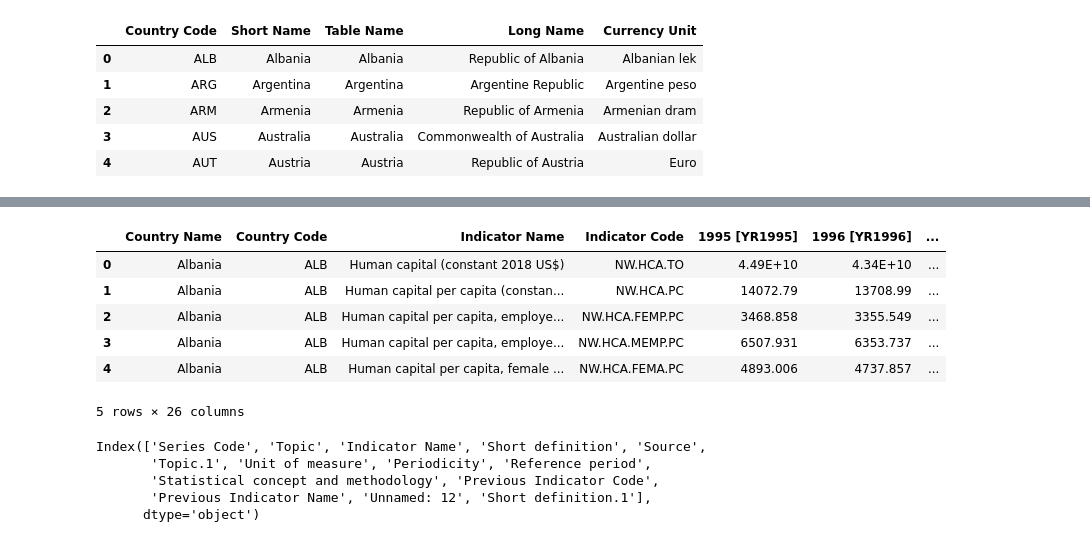
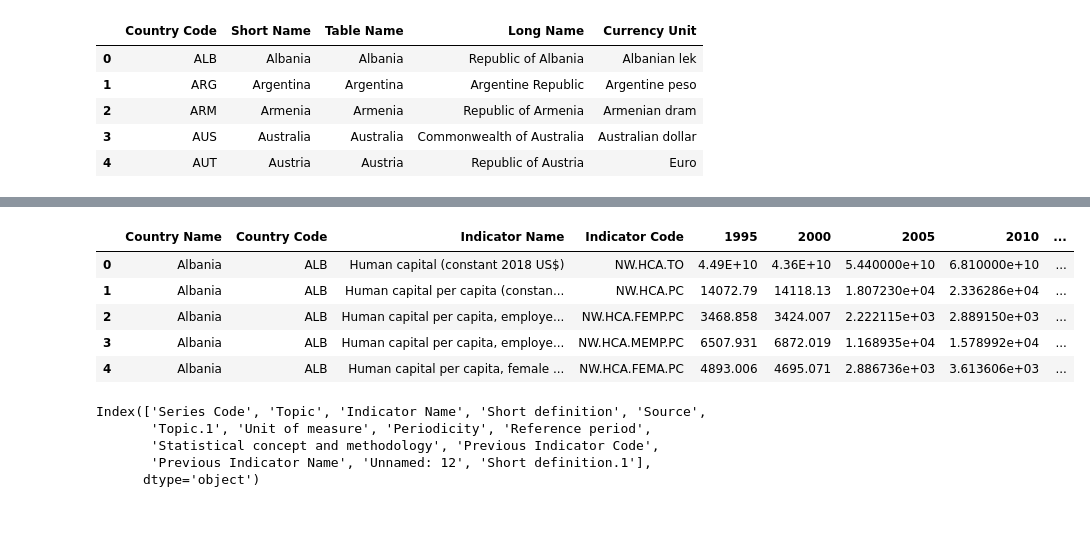
Before and after one commit to Suchebada/Data-Engineer-Tutorial-Series, a Jupyter notebook: Suchebada/Building end to end data engineering project with python (Part 3)/Data Engineer Project 1.ipynb, the cells around one changed output, grey strips where cells are left out. Drawn from its saved outputs; the diff is of its cells as text; code cells hidden in the pictures.

```diff
--- a/Suchebada/Building end to end data engineering project with python (Part 3)/Data Engineer Project 1.ipynb
+++ b/Suchebada/Building end to end data engineering project with python (Part 3)/Data Engineer Project 1.ipynb
@@ -87,18 +76,18 @@ Index(['Country Name', 'Country Code', 'Indicator Name', 'Indicator Code',
       dtype='object')
 # %%
-AccountsData = AccountsData.drop(['2017 [YR2017]'], axis=1)
+# AccountsData = AccountsData.drop(['2017'], axis=1)
 # axis=1 means it's a column
 # axis=0 means it's a row
+AccountsData_clean = AccountsData[['Country Name', 'Country Code', 'Indicator Name', 'Indicator Code', '1995', '2000', '2005', '2010', '2014']]
 # %%
-AccountsData.head()
+AccountsData_clean.head()
 # %% [output]
-|  | Country Name | Country Code | Indicator Name | Indicator Code | 1995 [YR1995] | 1996 [YR1996] | ... |
-| 0 | Albania | ALB | Human capital (constant 2018 US$) | NW.HCA.TO | 4.49E+10 | 4.34E+10 | ... |
-| 1 | Albania | ALB | Human capital per capita (constan... | NW.HCA.PC | 14072.79 | 13708.99 | ... |
-| 2 | Albania | ALB | Human capital per capita, employe... | NW.HCA.FEMP.PC | 3468.858 | 3355.549 | ... |
-| 3 | Albania | ALB | Human capital per capita, employe... | NW.HCA.MEMP.PC | 6507.931 | 6353.737 | ... |
-| 4 | Albania | ALB | Human capital per capita, female ... | NW.HCA.FEMA.PC | 4893.006 | 4737.857 | ... |
+|  | Country Name | Country Code | Indicator Name | Indicator Code | 1995 | 2000 | 2005 | 2010 | ... |
+| 0 | Albania | ALB | Human capital (constant 2018 US$) | NW.HCA.TO | 4.49E+10 | 4.36E+10 | 5.440000e+10 | 6.810000e+10 | ... |
+| 1 | Albania | ALB | Human capital per capita (constan... | NW.HCA.PC | 14072.79 | 14118.13 | 1.807230e+04 | 2.336286e+04 | ... |
+| 2 | Albania | ALB | Human capital per capita, employe... | NW.HCA.FEMP.PC | 3468.858 | 3424.007 | 2.222115e+03 | 2.889150e+03 | ... |
+| 3 | Albania | ALB | Human capital per capita, employe... | NW.HCA.MEMP.PC | 6507.931 | 6872.019 | 1.168935e+04 | 1.578992e+04 | ... |
+| 4 | Albania | ALB | Human capital per capita, female ... | NW.HCA.FEMA.PC | 4893.006 | 4695.071 | 2.886736e+03 | 3.613606e+03 | ... |
-5 rows × 26 columns
 # %%
 AccountsSeries = pd.read_csv("Datasets/Wealth-AccountSeries.csv")
 # %%
```
Also changed, not shown: parts of 16 cells of this notebook, 1 other file.
